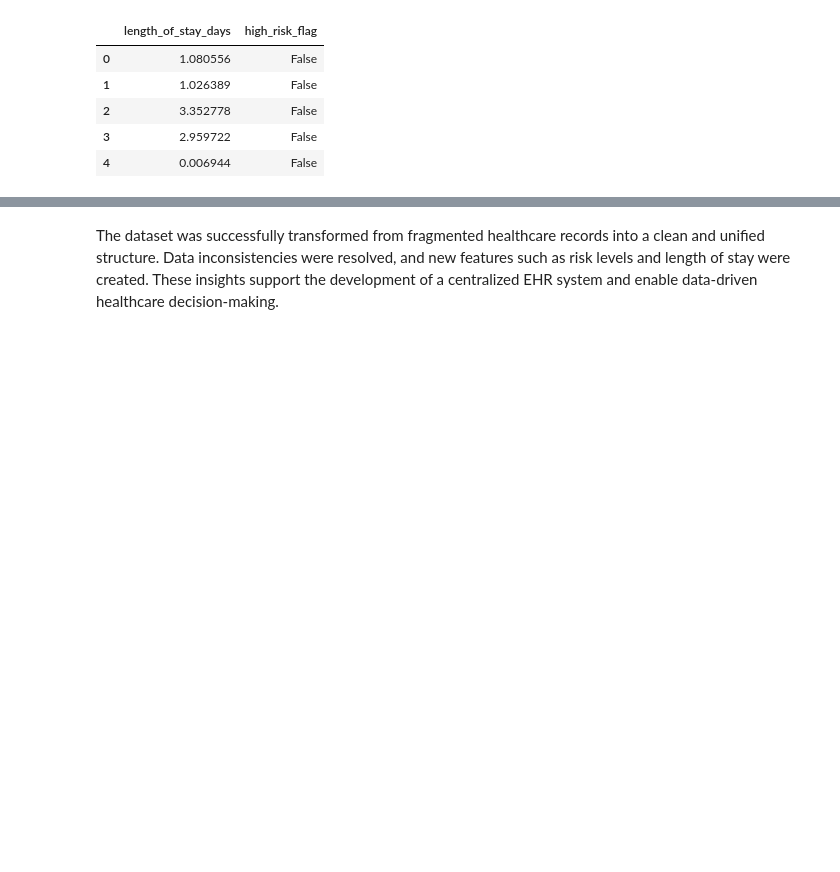
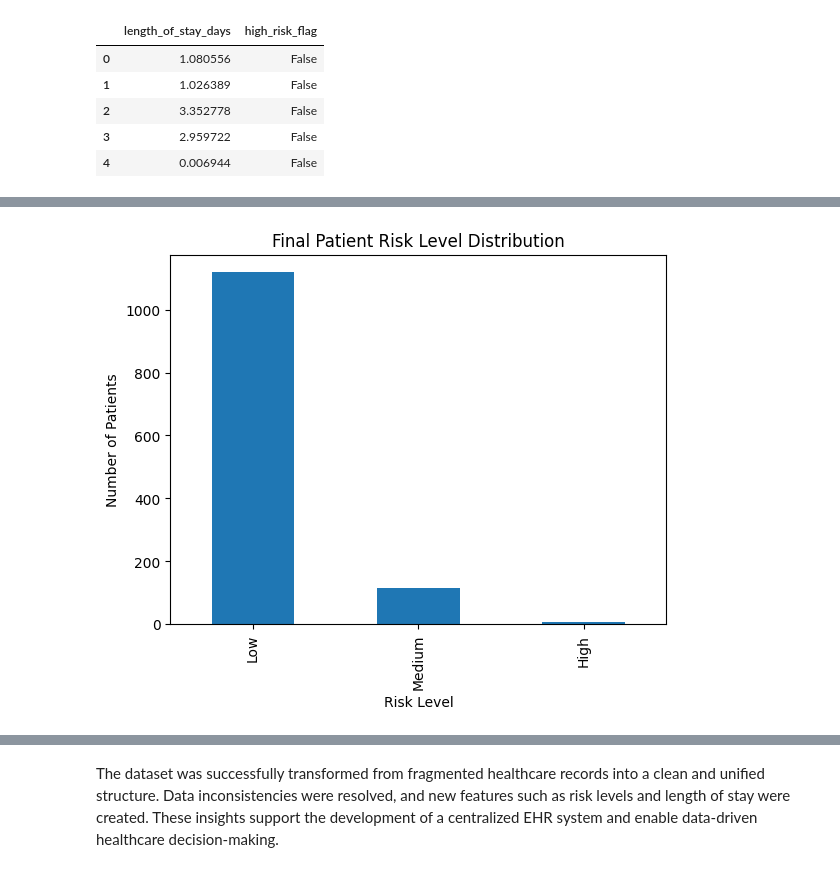
Before and after one commit to RanaAAAli/EHR-Data-Analysis-Project, a Jupyter notebook: Healthcare_EHR_Data_Analysis.ipynb, the cells around one changed output, grey strips where cells are left out. Cells and saved outputs as stored; diff of their text form; code cells hidden in the pictures; blank space fills up the shorter version.

```diff
--- a/Healthcare_EHR_Data_Analysis.ipynb
+++ b/Healthcare_EHR_Data_Analysis.ipynb
@@ -220,3 +257,11 @@ Mortality Rate (%): 8.37
+# %%
+df_final['risk_level'].value_counts().plot(kind='bar')
+plt.title("Final Patient Risk Level Distribution")
+plt.xlabel("Risk Level")
+plt.ylabel("Number of Patients")
+plt.show()
+# %% [output]
+[figure, added]
 # %%
 df_final = df_cleaned[[
     'patienthealthsystemstayid',
```
Also changed, not shown: parts of 7 cells of this notebook.
